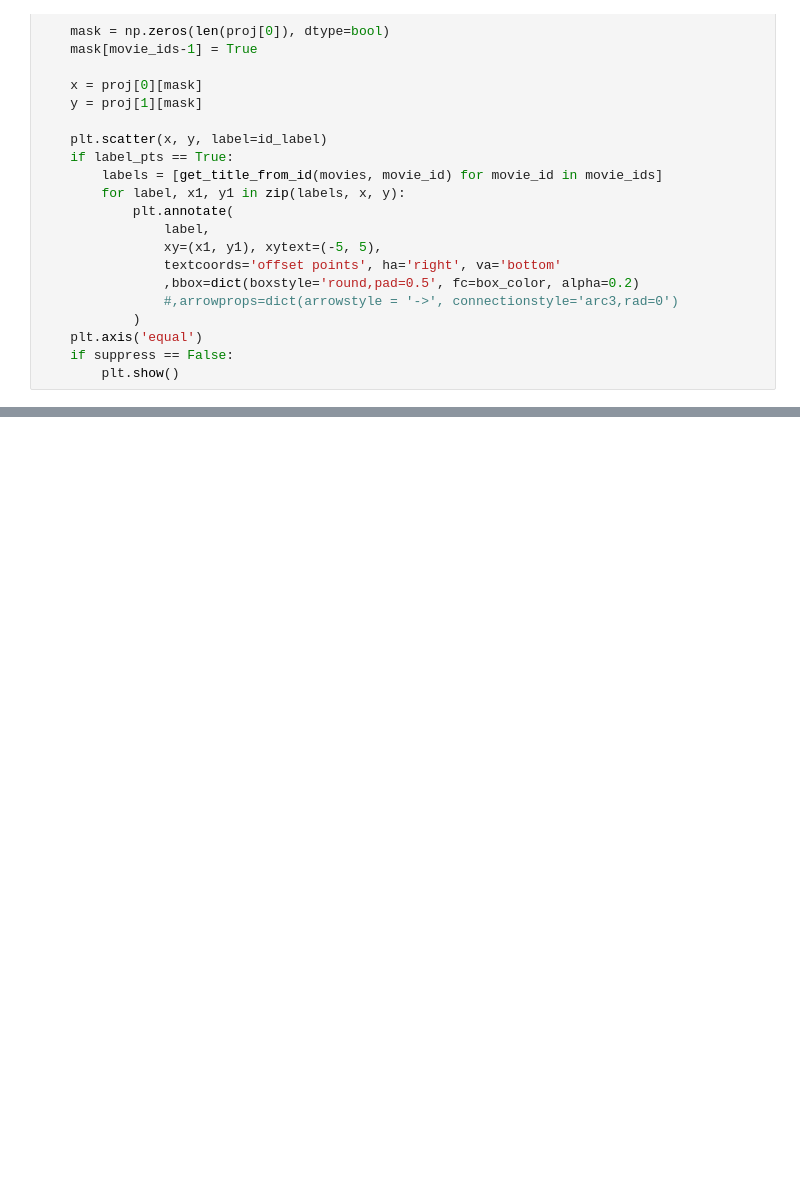
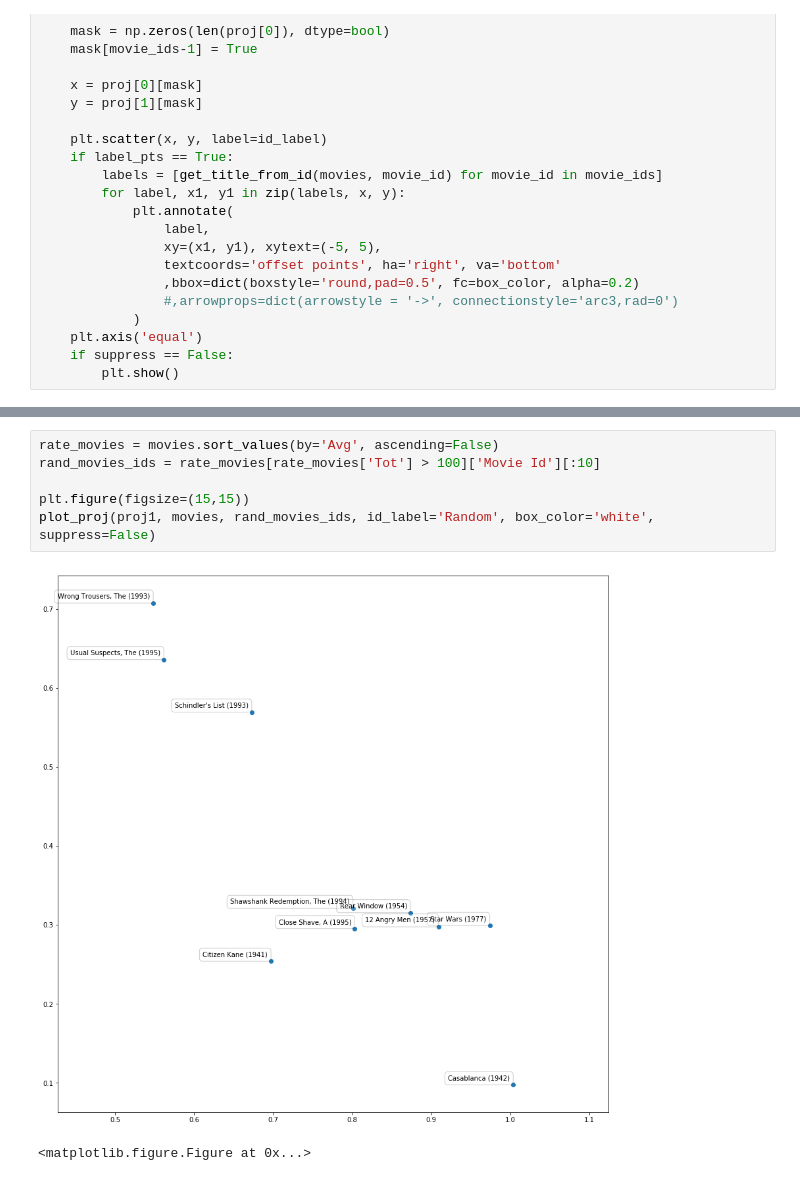
Before and after one commit to zhenchristopher/155_proj2, a Jupyter notebook: David/Set5.ipynb, the cells around one changed output, grey strips where cells are left out. Cells and saved outputs as stored; diff of their text form; blank space fills up the shorter version.

```diff
--- a/David/Set5.ipynb
+++ b/David/Set5.ipynb
@@ -308,0 +324,9 @@ plt.show()
+# %%
+rate_movies = movies.sort_values(by='Avg', ascending=False)
+rand_movies_ids = rate_movies[rate_movies['Tot'] > 100]['Movie Id'][:10]
+
+plt.figure(figsize=(15,15))
+plot_proj(proj1, movies, rand_movies_ids, id_label='Random', box_color='white', suppress=False)
+# %% [output]
+[figure, added]
+<matplotlib.figure.Figure at 0x...>
```
Also changed, not shown: parts of 6 cells of this notebook, 3 other files.
